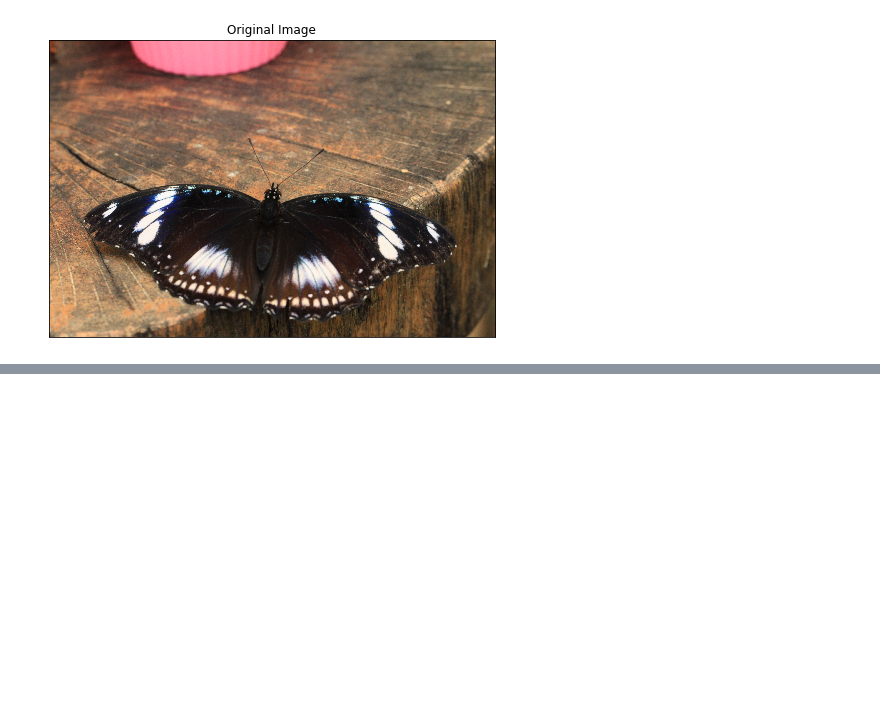
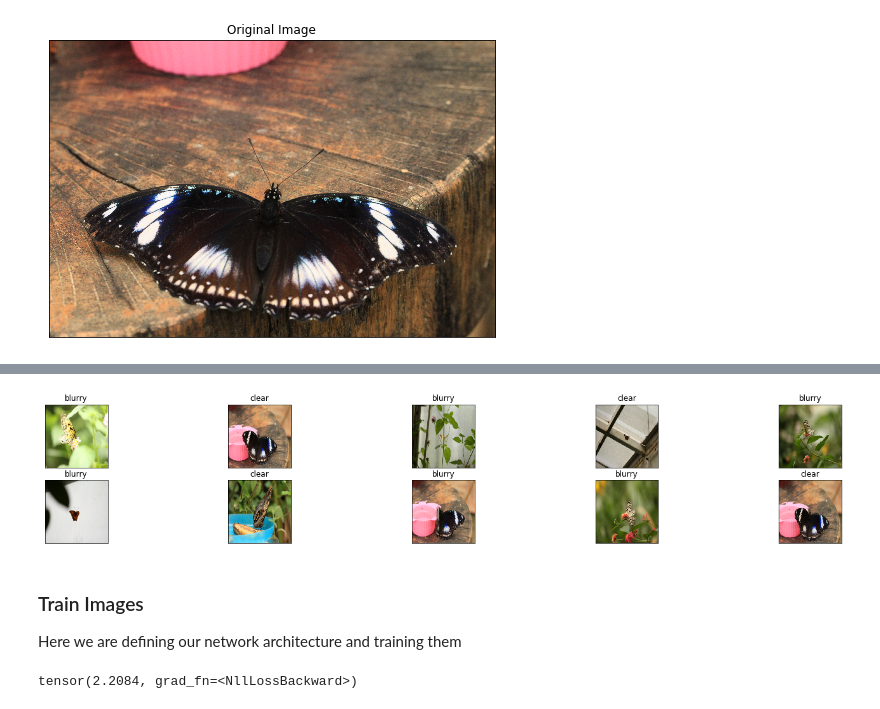
Before and after one commit to Ayshine/Butterfly, a Jupyter notebook: Butterfly_Pytorch.ipynb, the cells around one changed output, grey strips where cells are left out. Drawn from its saved outputs; the diff is of its cells as text; code cells hidden in the pictures; blank space fills up the shorter version.

```diff
--- a/Butterfly_Pytorch.ipynb
+++ b/Butterfly_Pytorch.ipynb
@@ -53,0 +105,45 @@ ax1.imshow(image)
+# %%
+# obtain one batch of training images
+dataiter = iter(testloader)
+images, labels = dataiter.next()
+images = images.numpy() # convert images to numpy for display
+
+# plot the images in the batch, along with the corresponding labels
+fig = plt.figure(figsize=(25, 4))
+# display 20 images
+for idx in np.arange(10):
+    ax = fig.add_subplot(2, 10/2, idx+1, xticks=[], yticks=[])
+    imshow(images[idx])
+    ax.set_title(classes[labels[idx]])
+# %% [output]
+[figure, added]
+# %% [markdown]
+### Train Images
+Here we are defining our network architecture and training them
+# %%
+import torch.nn as nn
+
+# Build a feed-forward network
+model = nn.Sequential(nn.Linear(196608, 128),
+                      nn.ReLU(),
+                      nn.Linear(128, 64),
+                      nn.ReLU(),
+                      nn.Linear(64, 10),
+                      nn.LogSoftmax(dim=1))
+
+# Define the loss
+criterion = nn.NLLLoss()
+
+# Get our data
+images, labels = next(iter(trainloader))
+# Flatten images
+images = images.view(images.shape[0], -1)
+
+# Forward pass, get our logits
+logits = model(images)
+# Calculate the loss with the logits and the labels
+loss = criterion(logits, labels)
+
+print(loss)
+# %% [output]
+tensor(2.2084, grad_fn=<NllLossBackward>)
```
Also changed, not shown: parts of 31 cells of this notebook, 1 other file.
